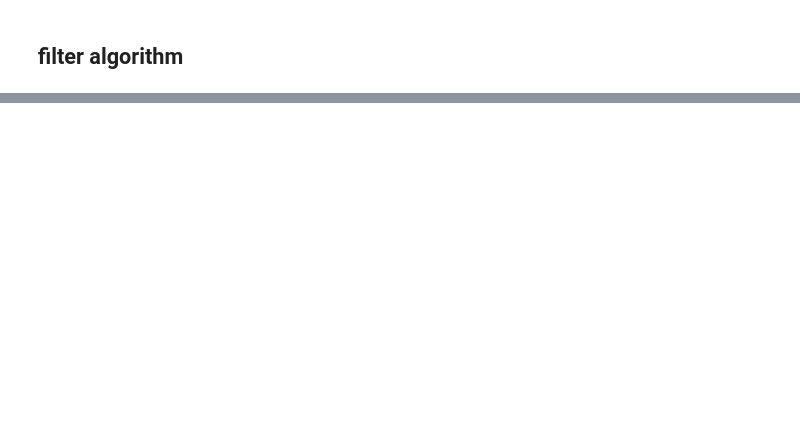
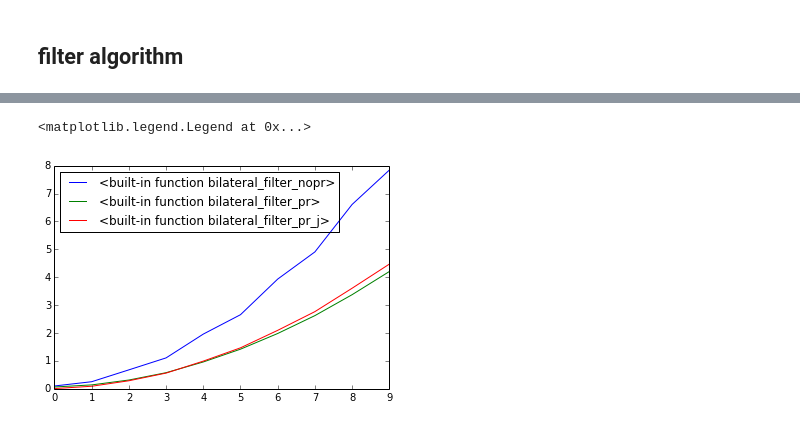
Before and after one commit to rpestourie/filters_AVX, a Jupyter notebook: another_implementation.ipynb, the cells around one changed output, grey strips where cells are left out. Cells and saved outputs as stored; diff of their text form; code cells hidden in the pictures; blank space fills up the shorter version.

```diff
--- a/another_implementation.ipynb
+++ b/another_implementation.ipynb
@@ -115,0 +597,23 @@ scipy 0.292752981186
+# %%
+#time without prange
+iters = 10
+functions = [bilateral_filter_nopr,bilateral_filter_pr,bilateral_filter_pr_j]
+th = [None, 1, None]
+truncates = [k for k in range(iters)]
+
+
+times = [[0 for truncate in truncates] for fn in functions]
+
+
+for k, fn in enumerate(functions):
+    print str(fn)
+    for truncate in truncates:
+        lw = (max(sigma_r, sigma_s)*truncate)
+
+        #preprocess
+        imsize = np.shape(picture)
+        input_im = np.zeros((lw + imsize[0] + lw, lw + imsize[1] + lw + 8 - (2 * lw + 1) % 8))
+        input_im[:(lw + imsize[0] + lw), :(lw + imsize[1] + lw)] = np.pad(picture, ((lw, lw), (lw, lw)), mode = 'reflect')
+
+        #time
+        times[k][truncate] = time_update(fn, truncate, imsize, picture, input_im, lw, th[k])
@@ -115,0 +638,8 @@ scipy 0.292752981186
+# %%
+plt.plot(times[:][0], label = "{}".format(str(functions[0])))
+plt.plot(times[:][1], label = "{}".format(str(functions[1])))
+plt.plot(times[:][2], label = "{}".format(str(functions[2])))
+plt.legend(loc="best")
+# %% [output]
+<matplotlib.legend.Legend at 0x...>
+[figure, added]
```
Also changed, not shown: parts of 36 cells of this notebook, 8 other files.
